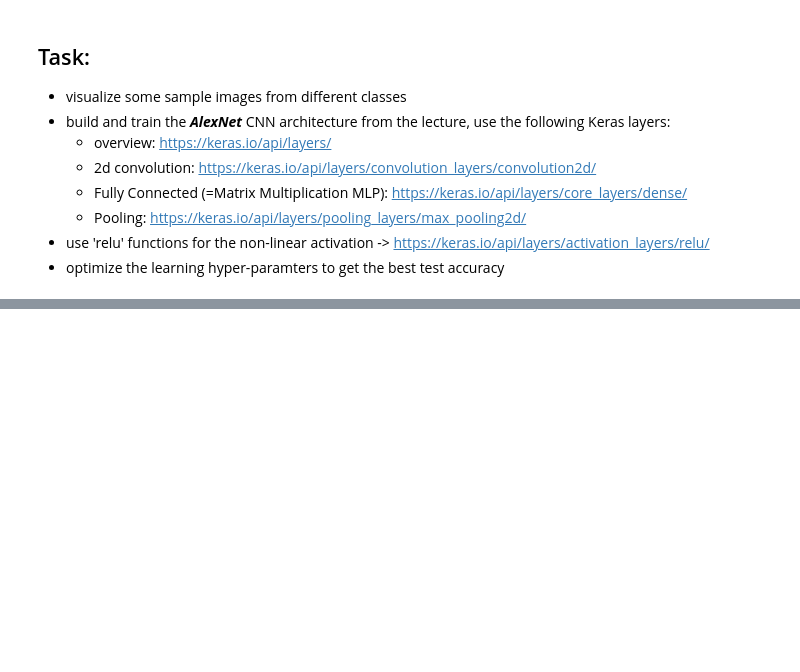
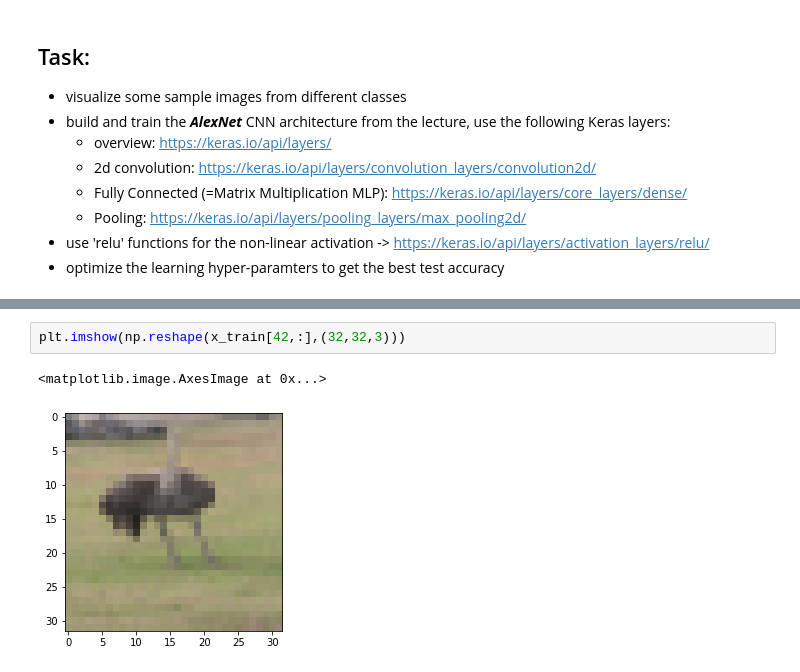
Before and after one commit to abechere/DataScience21, a Jupyter notebook: Block_7/Assignments/7_CNNs.ipynb, the cells around one changed output, grey strips where cells are left out. Drawn from its saved outputs; the diff is of its cells as text; blank space fills up the shorter version.

```diff
--- a/Block_7/Assignments/7_CNNs.ipynb
+++ b/Block_7/Assignments/7_CNNs.ipynb
@@ -43,0 +63,5 @@ y_test = keras.utils.to_categorical(y_test, num_classes)
+# %%
+plt.imshow(np.reshape(x_train[42,:],(32,32,3)))
+# %% [output]
+<matplotlib.image.AxesImage at 0x...>
+[figure, added]
```
Also changed, not shown: parts of 27 cells of this notebook, 1 other file.
